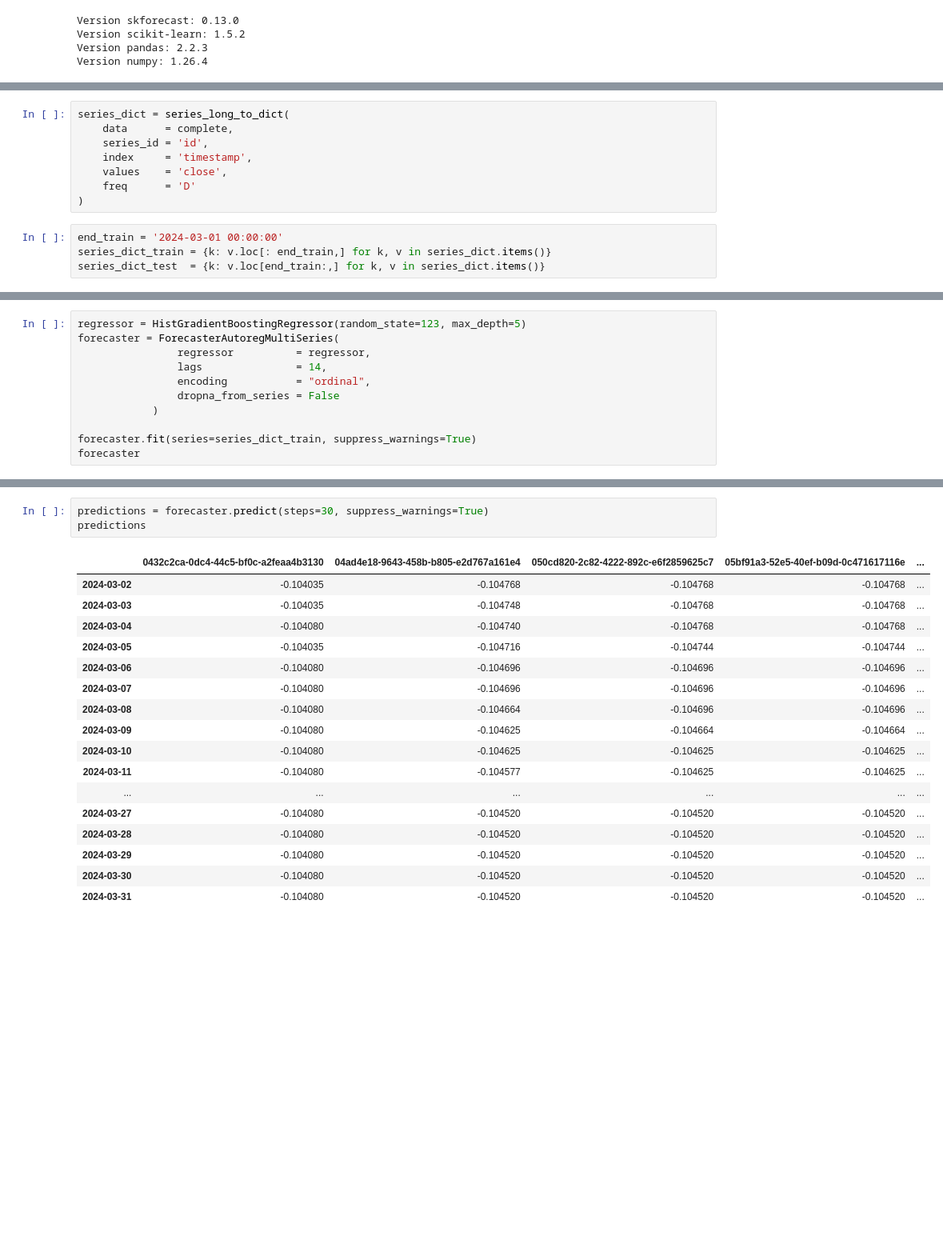
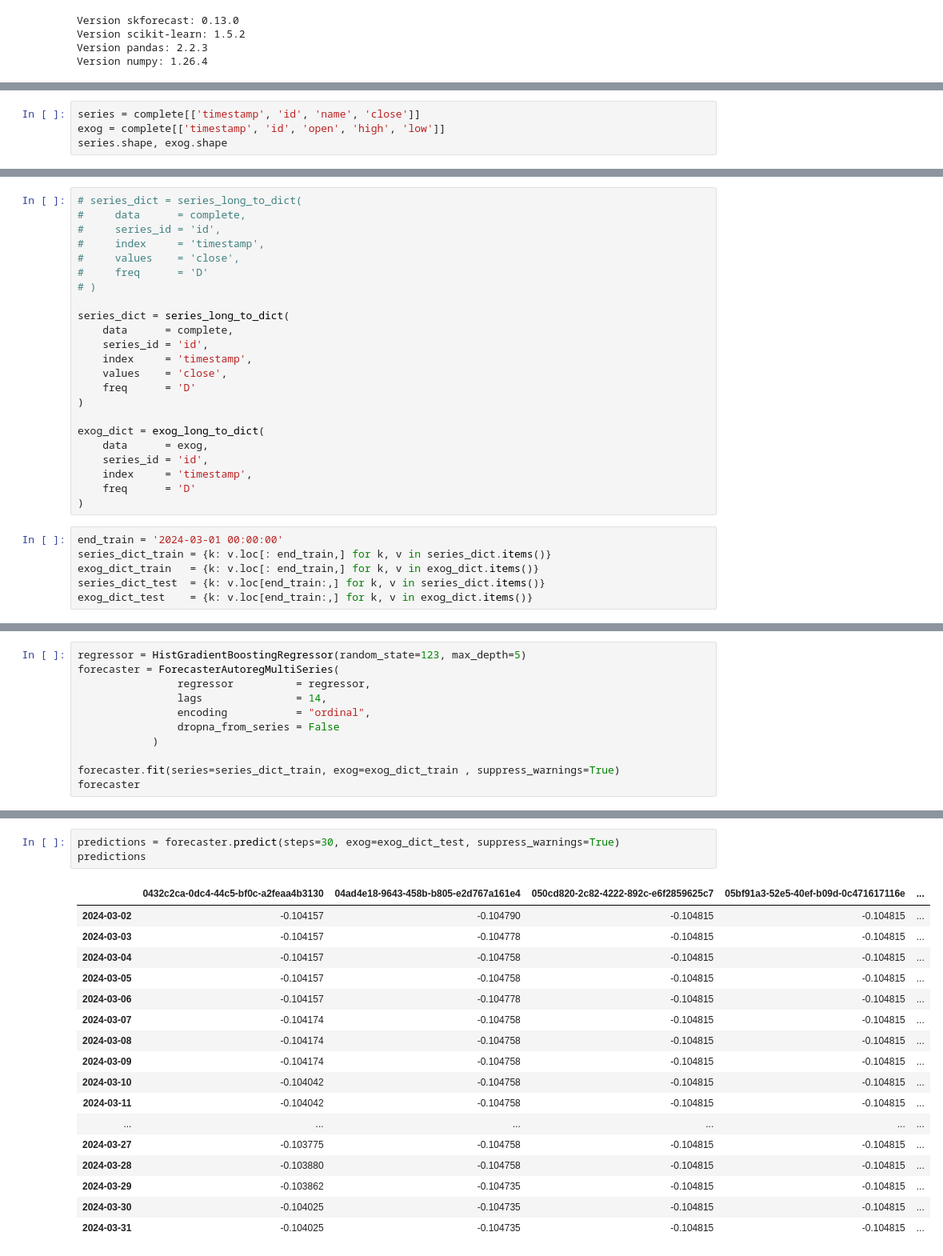
Before and after one commit to AndrePilcoChiuyare/ml-crypto, a Jupyter notebook: ml-project/code/multi.ipynb, the cells around one changed output, grey strips where cells are left out. Shown at 80% size. Drawn from its saved outputs; the diff is of its cells as text; blank space fills up the shorter version.

```diff
--- a/ml-project/code/multi.ipynb
+++ b/ml-project/code/multi.ipynb
@@ -293,0 +318,4 @@ complete.head()
+# %%
+series = complete[['timestamp', 'id', 'name', 'close']]
+exog = complete[['timestamp', 'id', 'open', 'high', 'low']]
+series.shape, exog.shape
@@ -294,4 +351,12 @@ complete.head()
 # %%
+# series_dict = series_long_to_dict(
+#     data      = complete,
+#     series_id = 'id',
+#     index     = 'timestamp',
+#     values    = 'close',
+#     freq      = 'D'
+# )
+
 series_dict = series_long_to_dict(
     data      = complete,
     series_id = 'id',
@@ -299,10 +364,19 @@ series_dict = series_long_to_dict(
     values    = 'close',
     freq      = 'D'
 )
+
+exog_dict = exog_long_to_dict(
+    data      = exog,
+    series_id = 'id',
+    index     = 'timestamp',
+    freq      = 'D'
+)
 # %%
 end_train = '2024-03-01 00:00:00'
 series_dict_train = {k: v.loc[: end_train,] for k, v in series_dict.items()}
+exog_dict_train   = {k: v.loc[: end_train,] for k, v in exog_dict.items()}
 series_dict_test  = {k: v.loc[end_train:,] for k, v in series_dict.items()}
+exog_dict_test    = {k: v.loc[end_train:,] for k, v in exog_dict.items()}
 # %%
 set_dark_theme()
 colors = plt.rcParams['axes.prop_cycle'].by_key()['color']
@@ -361,7 +460,7 @@ forecaster = ForecasterAutoregMultiSeries(
                 dropna_from_series = False
             )
 
-forecaster.fit(series=series_dict_train, suppress_warnings=True)
+forecaster.fit(series=series_dict_train, exog=exog_dict_train , suppress_warnings=True)
 forecaster
 # %% [output]
 ============================
@@ -382,26 +481,26 @@ Skforecast version: 0.13.0
 Python version: 3.9.20
 Forecaster id: None
 # %%
-predictions = forecaster.predict(steps=30, suppress_warnings=True)
+predictions = forecaster.predict(steps=30, exog=exog_dict_test, suppress_warnings=True)
 predictions
 # %% [output]
 |  | 0432c2ca-0dc4-44c5-bf0c-a2feaa4b3130 | 04ad4e18-9643-458b-b805-e2d767a161e4 | 050cd820-2c82-4222-892c-e6f2859625c7 | 05bf91a3-52e5-40ef-b09d-0c471617116e | ... |
-| 2024-03-02 | -0.104035 | -0.104768 | -0.104768 | -0.104768 | ... |
-| 2024-03-03 | -0.104035 | -0.104748 | -0.104768 | -0.104768 | ... |
-| 2024-03-04 | -0.104080 | -0.104740 | -0.104768 | -0.104768 | ... |
-| 2024-03-05 | -0.104035 | -0.104716 | -0.104744 | -0.104744 | ... |
-| 2024-03-06 | -0.104080 | -0.104696 | -0.104696 | -0.104696 | ... |
-| 2024-03-07 | -0.104080 | -0.104696 | -0.104696 | -0.104696 | ... |
-| 2024-03-08 | -0.104080 | -0.104664 | -0.104696 | -0.104696 | ... |
-| 2024-03-09 | -0.104080 | -0.104625 | -0.104664 | -0.104664 | ... |
-| 2024-03-10 | -0.104080 | -0.104625 | -0.104625 | -0.104625 | ... |
-| 2024-03-11 | -0.104080 | -0.104577 | -0.104625 | -0.104625 | ... |
+| 2024-03-02 | -0.104157 | -0.104790 | -0.104815 | -0.104815 | ... |
+| 2024-03-03 | -0.104157 | -0.104778 | -0.104815 | -0.104815 | ... |
+| 2024-03-04 | -0.104157 | -0.104758 | -0.104815 | -0.104815 | ... |
+| 2024-03-05 | -0.104157 | -0.104758 | -0.104815 | -0.104815 | ... |
+| 2024-03-06 | -0.104157 | -0.104778 | -0.104815 | -0.104815 | ... |
+| 2024-03-07 | -0.104174 | -0.104758 | -0.104815 | -0.104815 | ... |
+| 2024-03-08 | -0.104174 | -0.104758 | -0.104815 | -0.104815 | ... |
+| 2024-03-09 | -0.104174 | -0.104758 | -0.104815 | -0.104815 | ... |
+| 2024-03-10 | -0.104042 | -0.104758 | -0.104815 | -0.104815 | ... |
+| 2024-03-11 | -0.104042 | -0.104758 | -0.104815 | -0.104815 | ... |
 | ... | ... | ... | ... | ... | ... |
-| 2024-03-27 | -0.104080 | -0.104520 | -0.104520 | -0.104520 | ... |
-| 2024-03-28 | -0.104080 | -0.104520 | -0.104520 | -0.104520 | ... |
-| 2024-03-29 | -0.104080 | -0.104520 | -0.104520 | -0.104520 | ... |
-| 2024-03-30 | -0.104080 | -0.104520 | -0.104520 | -0.104520 | ... |
-| 2024-03-31 | -0.104080 | -0.104520 | -0.104520 | -0.104520 | ... |
+| 2024-03-27 | -0.103775 | -0.104758 | -0.104815 | -0.104815 | ... |
+| 2024-03-28 | -0.103880 | -0.104758 | -0.104815 | -0.104815 | ... |
+| 2024-03-29 | -0.103862 | -0.104735 | -0.104815 | -0.104815 | ... |
+| 2024-03-30 | -0.104025 | -0.104735 | -0.104815 | -0.104815 | ... |
+| 2024-03-31 | -0.104025 | -0.104735 | -0.104815 | -0.104815 | ... |
 30 rows × 178 columns
 # %%
 forecaster = ForecasterAutoregMultiSeries(
```
Also changed, not shown: parts of 20 cells of this notebook.
